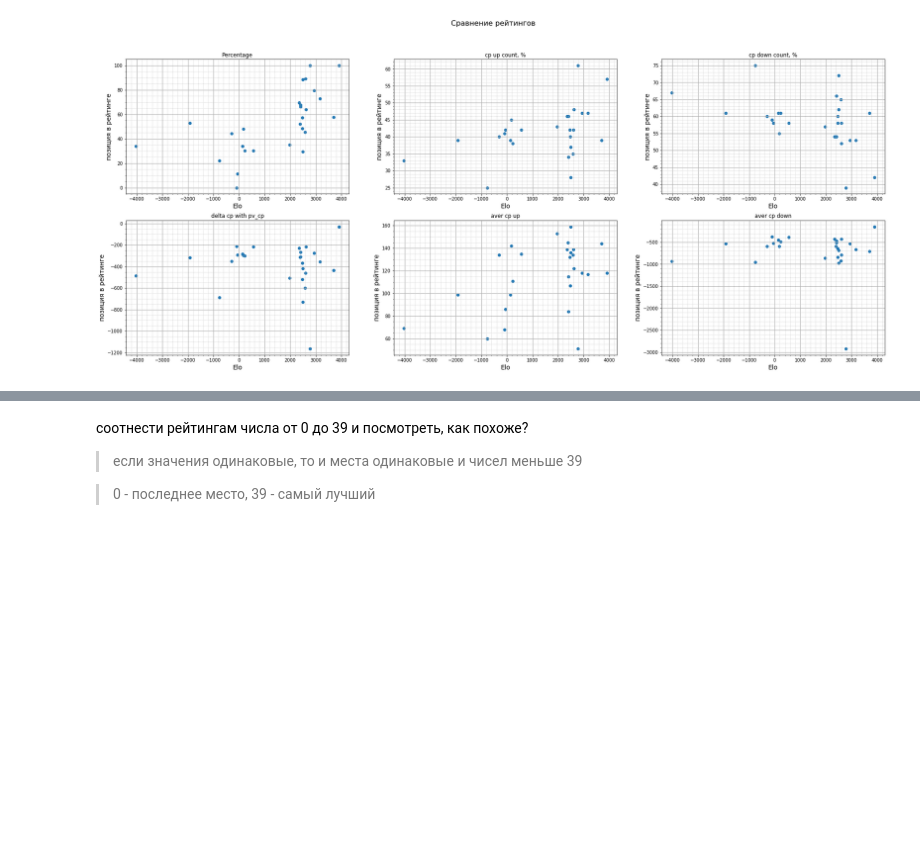
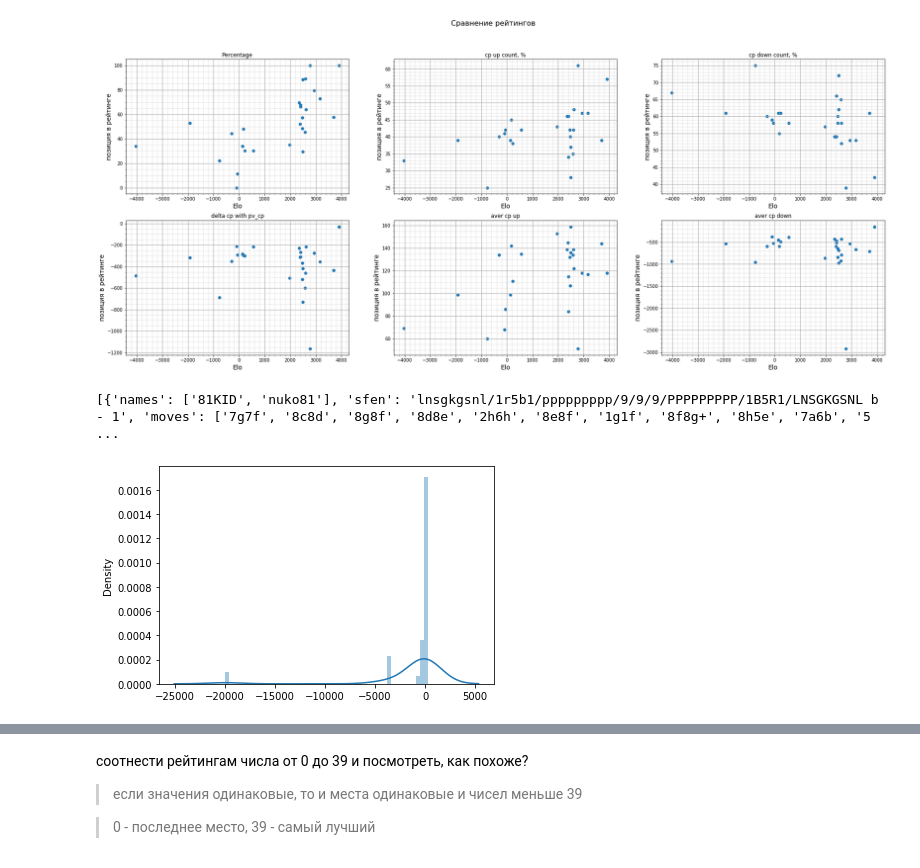
Before and after one commit to Ol333/gh, a Jupyter notebook: analisis.ipynb, the cells around one changed output, grey strips where cells are left out. Saved outputs shown, nothing was run; the diff lists cells and outputs as text; code cells hidden in the pictures; blank space fills up the shorter version.

```diff
--- a/analisis.ipynb
+++ b/analisis.ipynb
@@ -415,6 +415,8 @@ matr
 | 2032 | 0 | 0 | 0 | 0 | 0 | 0 | 0 | 0 | 0 | 0 | ... | ... |
 | 2191 | 0 | 0 | 0 | 0 | 0 | 0 | 0 | 0 | 0 | 0 | ... | ... |
 27 rows × 30 columns
+# %%
+last_game = None
 # %% [markdown]
 Взять игры по одному игроку и посчитать по ходам, когда он увеличивает свой выигрыш, когда уменьшает (дельта cp). Добавить в таблицу сравнения
 # %%
@@ -436,8 +438,7 @@ for k,v in pdict.items():
             try:
                 kif_ind = [a for a,b in enumerate(kf_list) if b[0] == kifu_game][0]
                 kif = shogi.KIF.Parser.parse_str(kf_list[kif_ind][1])[0]
-                win_b = ''
-                win_w = ''
+                last_game = [kif, k, v, kifu_game]
                 for ind, login in player_table:
                     if login == kif['names'][shogi.BLACK]:
                         b_ind = ind
@@ -562,3 +563,36 @@ axes[1,2].scatter(matr.Elo,matr['aver cp down'])
 plt.show()
 # %% [output]
 [figure]
+# %%
+print(last_game)
+# %% [output]
+[{'names': ['81KID', 'nuko81'], 'sfen': 'lnsgkgsnl/1r5b1/ppppppppp/9/9/9/PPPPPPPPP/1B5R1/LNSGKGSNL b - 1', 'moves': ['7g7f', '8c8d', '8g8f', '8d8e', '2h6h', '8e8f', '1g1f', '8f8g+', '8h5e', '7a6b', '5 ...
+# %%
+first_pl_strength = []
+second_pl_strength = []
+
+for ind, login in player_table:
+    if login == last_game[0]['names'][shogi.BLACK]:
+        b_ind = ind
+    if login == last_game[0]['names'][shogi.WHITE]:
+        w_ind = ind
+if last_game[1][0] == b_ind:
+    i_cp = rwd.get_cp(last_game[3], 0)
+    j_cp = rwd.get_cp(last_game[3], 1)
+elif last_game[1][1] == b_ind:
+    i_cp = rwd.get_cp(last_game[3], 1)
+    j_cp = rwd.get_cp(last_game[3], 0)
+
+temp_cp = 0
+for ind in range(len(last_game[0]['moves'])):
+    if ind%2 == 0:
+        if ind//2<len(i_cp):
+            first_pl_strength.append(-(i_cp[ind//2][1] - i_cp[ind//2][2]))
+    else:
+        second_pl_strength.append(-(j_cp[ind//2][1] - j_cp[ind//2][2]))
+# %%
+import seaborn as sns
+sns_plot = sns.distplot(first_pl_strength)
+fig = sns_plot.get_figure()
+# %% [output]
+[figure, added]
```
Also changed, not shown: parts of 2 cells of this notebook.
